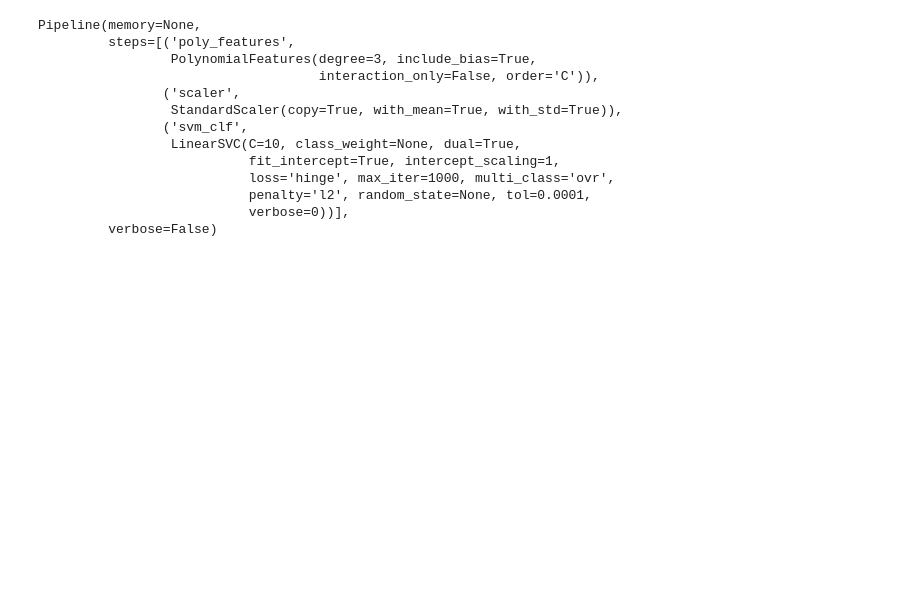
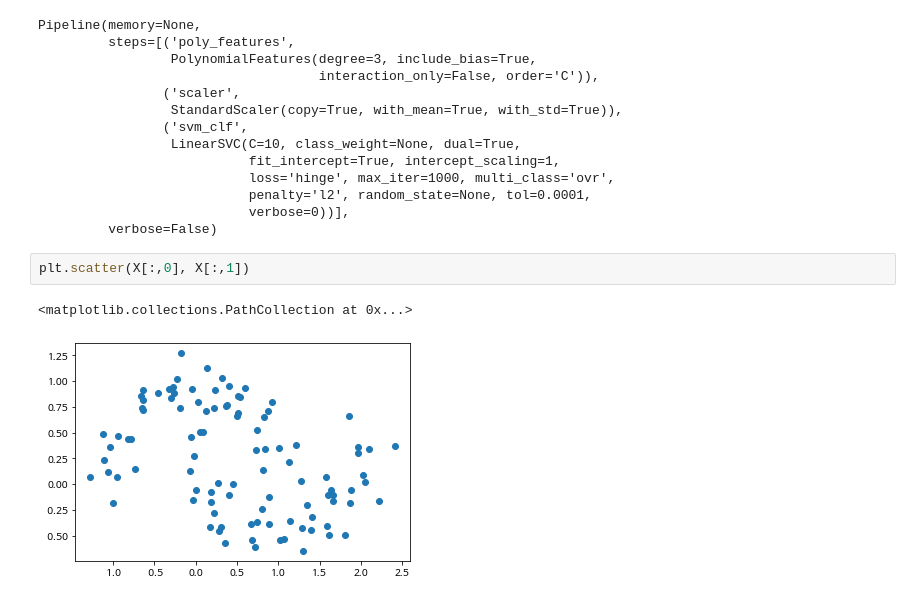
Before and after one commit to fora22/Data_Science, a Jupyter notebook: Support_Vector_Machine.ipynb, the cells around one changed output. Drawn from its saved outputs; the diff is of its cells as text; blank space fills up the shorter version.

```diff
--- a/Support_Vector_Machine.ipynb
+++ b/Support_Vector_Machine.ipynb
@@ -136,3 +118,8 @@ Pipeline(memory=None,
                            penalty='l2', random_state=None, tol=0.0001,
                            verbose=0))],
          verbose=False)
+# %%
+plt.scatter(X[:,0], X[:,1])
+# %% [output]
+<matplotlib.collections.PathCollection at 0x...>
+[figure, added]
```
Also changed, not shown: parts of 18 cells of this notebook.
